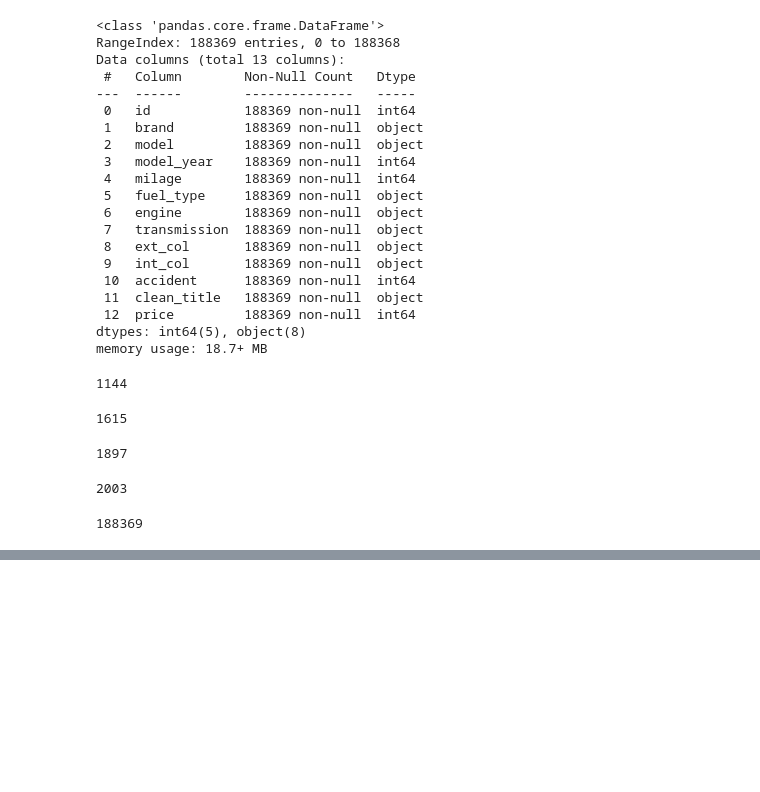
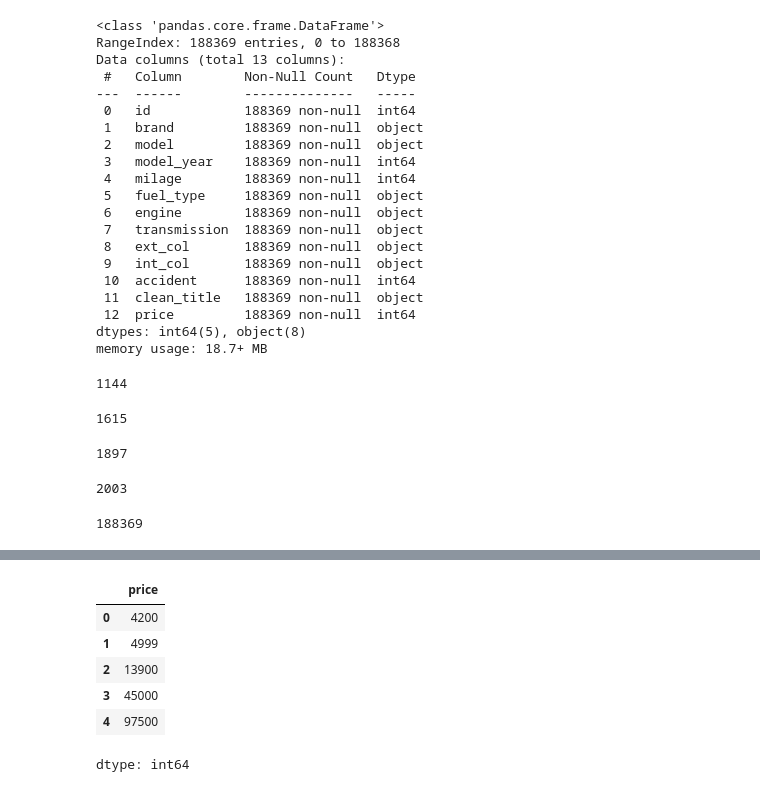
Before and after one commit to savindumahasen/Regression-Of-Used-Car-Prices, a Jupyter notebook: classification.ipynb, the cells around one changed output, grey strips where cells are left out. Cells and saved outputs as stored; diff of their text form; code cells hidden in the pictures; blank space fills up the shorter version.

Commit message:
Seperate dataset into independent variables and dependent variable

```diff
--- a/classification.ipynb
+++ b/classification.ipynb
@@ -668,0 +682,2 @@ len(train_dataset)
+# %%
+y=train_dataset['price']
@@ -668,0 +693,10 @@ len(train_dataset)
+# %%
+y.head()
+# %% [output]
+|  | price |
+| 0 | 4200 |
+| 1 | 4999 |
+| 2 | 13900 |
+| 3 | 45000 |
+| 4 | 97500 |
+dtype: int64
```
Also changed, not shown: parts of 4 cells of this notebook.
